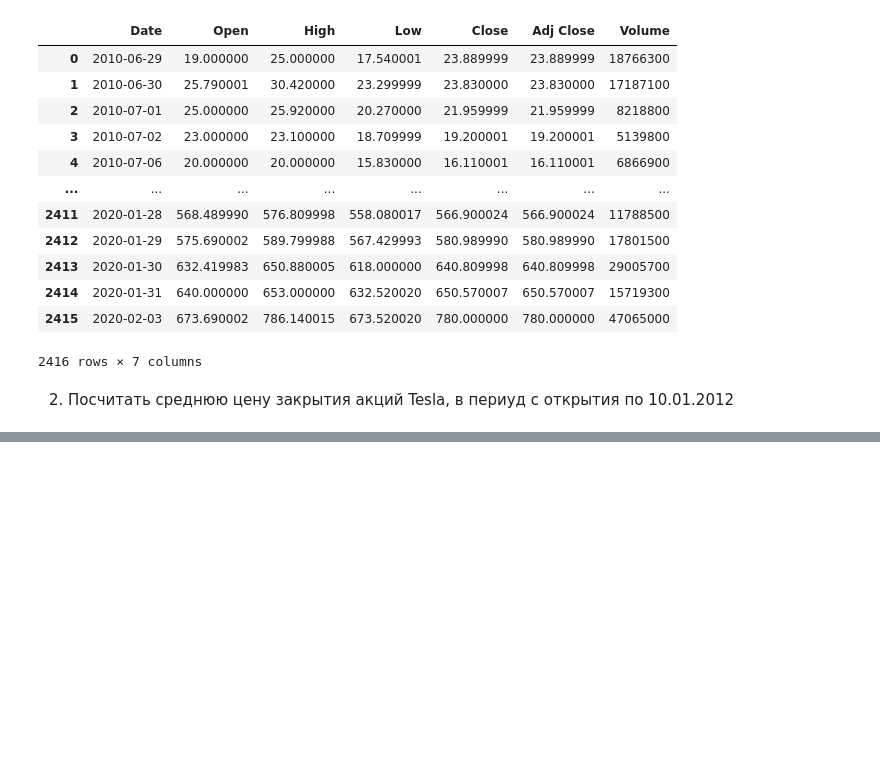
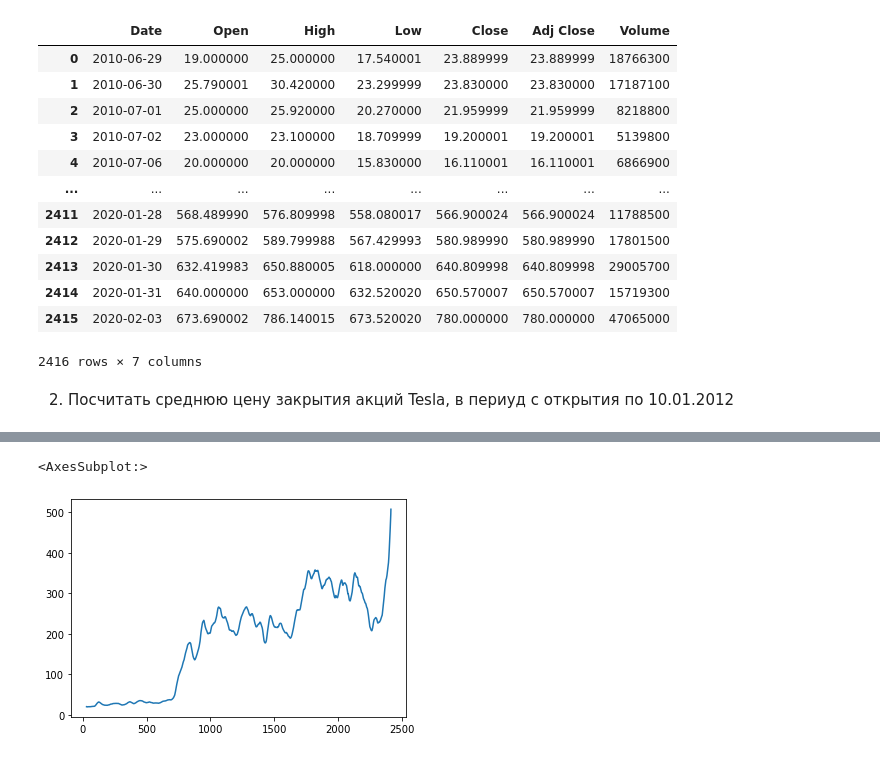
Before and after one commit to BalalaikaBear/-MAI-Repository, a Jupyter notebook: Exercise 10 Pandas.ipynb, the cells around one changed output, grey strips where cells are left out. Saved outputs shown, nothing was run; the diff lists cells and outputs as text; code cells hidden in the pictures; blank space fills up the shorter version.

```diff
--- a/Exercise 10 Pandas.ipynb
+++ b/Exercise 10 Pandas.ipynb
@@ -33,0 +71,5 @@ ValueError: The truth value of a Series is ambiguous. Use a.empty, a.bool(), a.i
+# %%
+df.Close.rolling(window=30).mean().plot()
+# %% [output]
+<AxesSubplot:>
+[figure, added]
```
Also changed, not shown: parts of 9 cells of this notebook.
